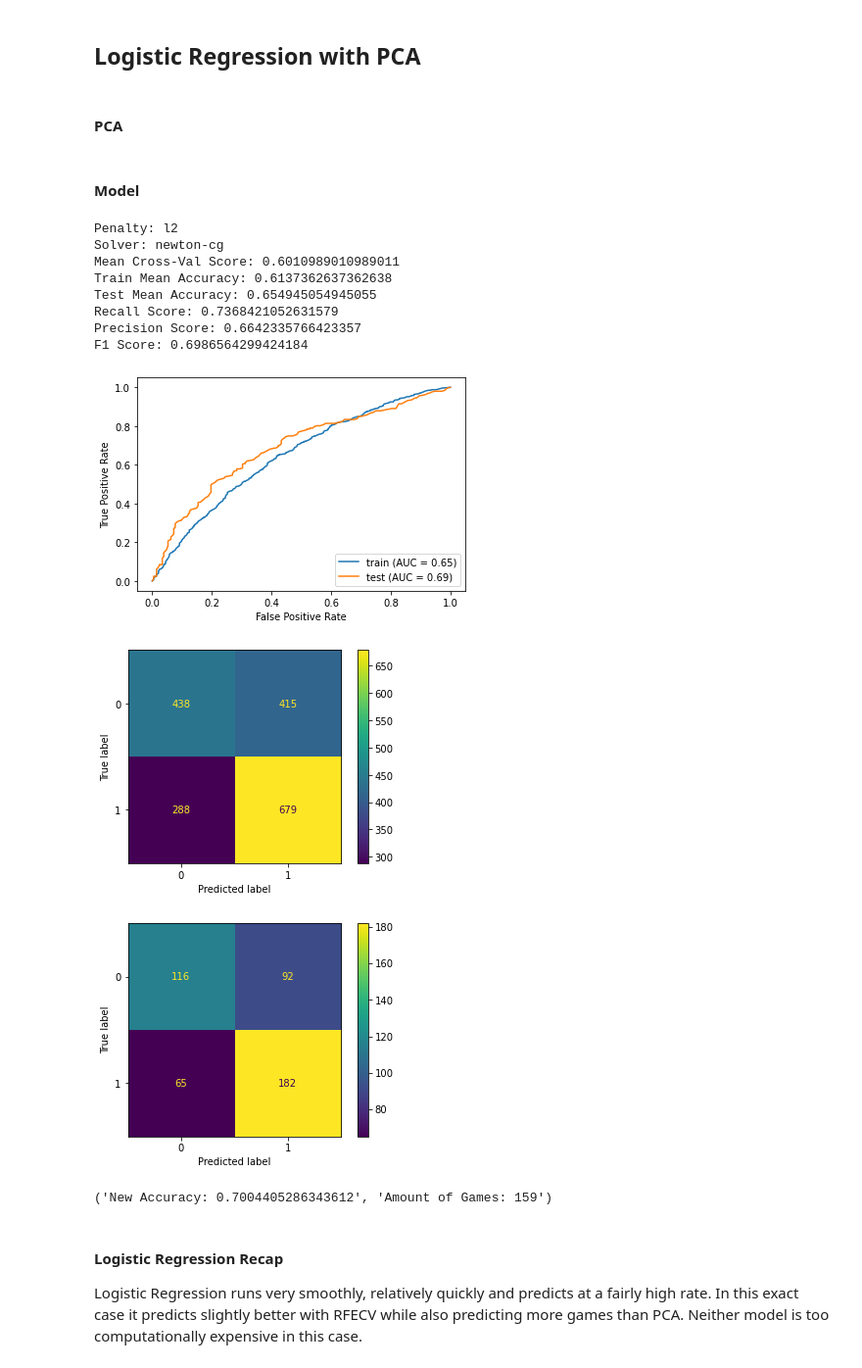
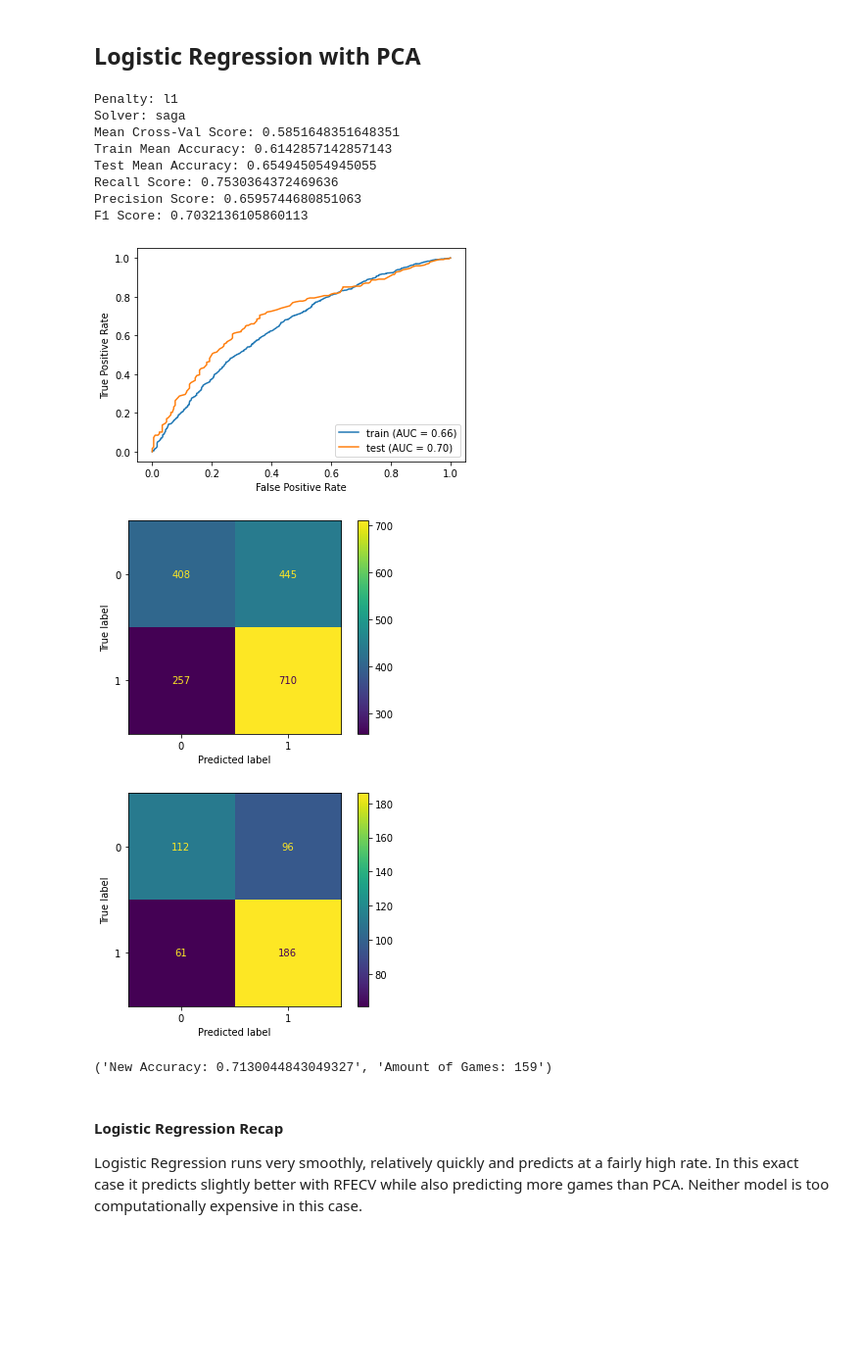
Before and after one commit to MatthewR1021/MLB_Classification, a Jupyter notebook: Main_Notebook.ipynb, the cells around one changed output. Shown: that part at 98% size. Saved outputs shown, nothing was run; the diff lists cells and outputs as text; code cells hidden in the pictures; blank space fills up the shorter version.

```diff
--- a/Main_Notebook.ipynb
+++ b/Main_Notebook.ipynb
@@ -394,0 +402,8 @@ def new_acc(probabilities):
+# %%
+pca=PCA(n_components=0.99)
+train_pca_s=pca.fit_transform(X_train_scaled)
+test_pca_s=pca.transform(X_test_scaled)
+# %%
+# Turn array into dataframe
+train_pca_w_scale = pd.DataFrame(train_pca_s)
+test_pca_w_scale = pd.DataFrame(test_pca_s)
@@ -425,5 +451,3 @@ new_acc(probabilities)
 ('New Accuracy: 0.7213740458015268', 'Amount of Games: 189')
 # %% [markdown]
 ## Logistic Regression with PCA
-# %% [markdown]
-#### PCA
@@ -438,23 +454,21 @@ test_pca = pd.DataFrame(test_pca)
-# %% [markdown]
-#### Model
 # %%
-predictions, probabilities=logreg(train_pca,test_pca,y_train,y_test)
+predictions, probabilities=logreg(train_pca_w_scale,test_pca_w_scale,y_train,y_test)
 # %% [output]
-Penalty: l2
-Solver: newton-cg
-Mean Cross-Val Score: 0.6010989010989011
-Train Mean Accuracy: 0.6137362637362638
+Penalty: l1
+Solver: saga
+Mean Cross-Val Score: 0.5851648351648351
+Train Mean Accuracy: 0.6142857142857143
 Test Mean Accuracy: 0.654945054945055
-Recall Score: 0.7368421052631579
-Precision Score: 0.6642335766423357
-F1 Score: 0.6986564299424184
+Recall Score: 0.7530364372469636
+Precision Score: 0.6595744680851063
+F1 Score: 0.7032136105860113
-[figure, old version]
+[figure, new version]
-[figure, old version]
+[figure, new version]
-[figure, old version]
+[figure, new version]
 # %%
 new_acc(probabilities)
 # %% [output]
-('New Accuracy: 0.7004405286343612', 'Amount of Games: 159')
+('New Accuracy: 0.7130044843049327', 'Amount of Games: 159')
 # %% [markdown]
 #### Logistic Regression Recap
 
```
Also changed, not shown: parts of 30 cells of this notebook, 2 other files.
